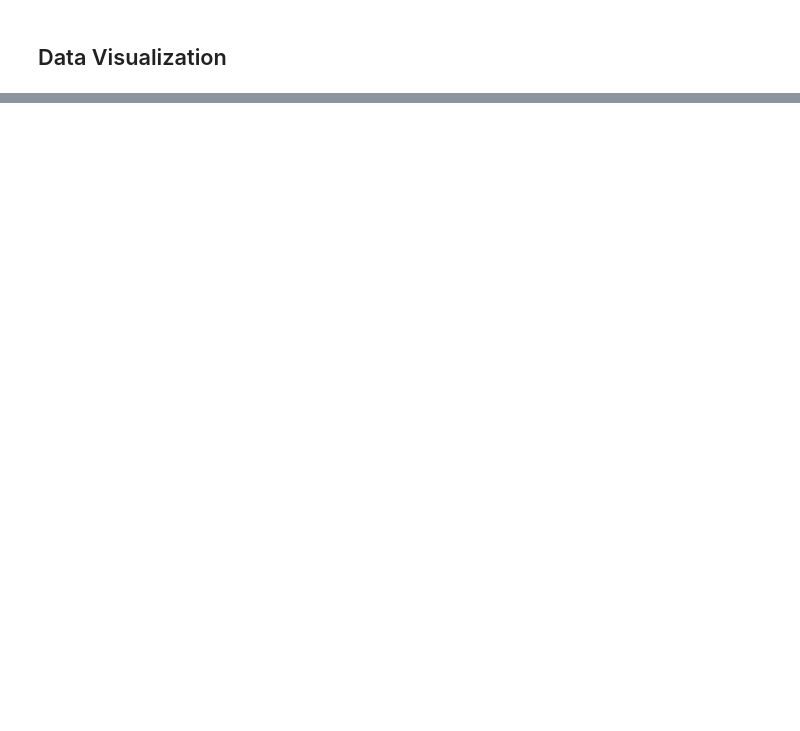
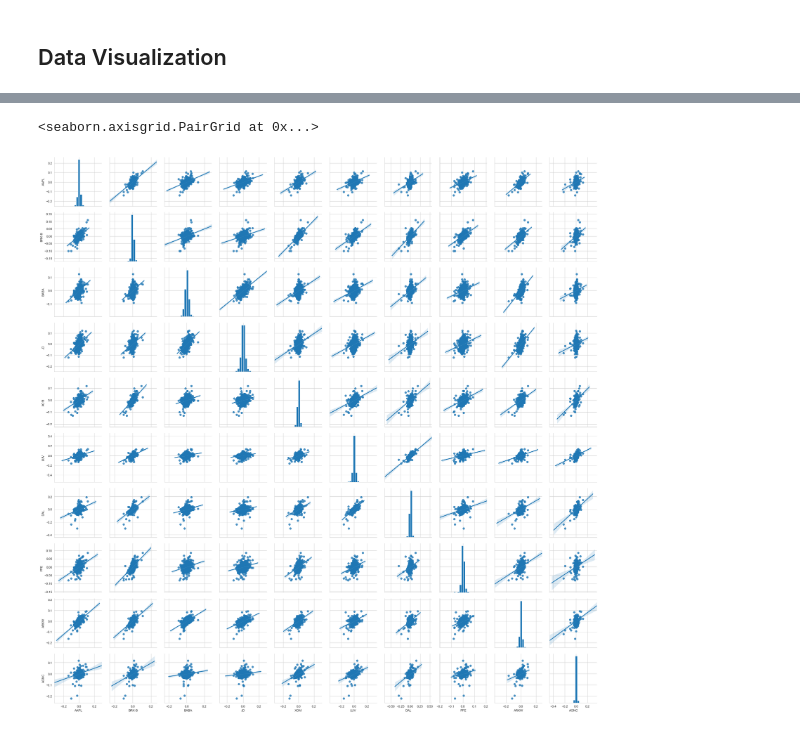
Before and after one commit to jpaguirre15/robinhood-portfolio-analysis, a Jupyter notebook: stonks - Finalized.ipynb, the cells around one changed output, grey strips where cells are left out. Saved outputs shown, nothing was run; the diff lists cells and outputs as text; code cells hidden in the pictures; blank space fills up the shorter version.

```diff
--- a/stonks - Finalized.ipynb
+++ b/stonks - Finalized.ipynb
@@ -282,8 +609,10 @@ ideal_portfolio
 # %%
 sns.set_style('whitegrid')
 regression = sns.pairplot(sec_returns[1:], kind="reg")
-regression = regression.savefig("regression.png")
 regression
+# %% [output]
+<seaborn.axisgrid.PairGrid at 0x...>
+[figure, added]
 # %%
 plt.subplots(figsize=(15, 15))
 heatmap = sns.heatmap(return_corr, annot=True, square=True, cmap='coolwarm')
```
Also changed, not shown: parts of 44 cells of this notebook, 1 other file.
